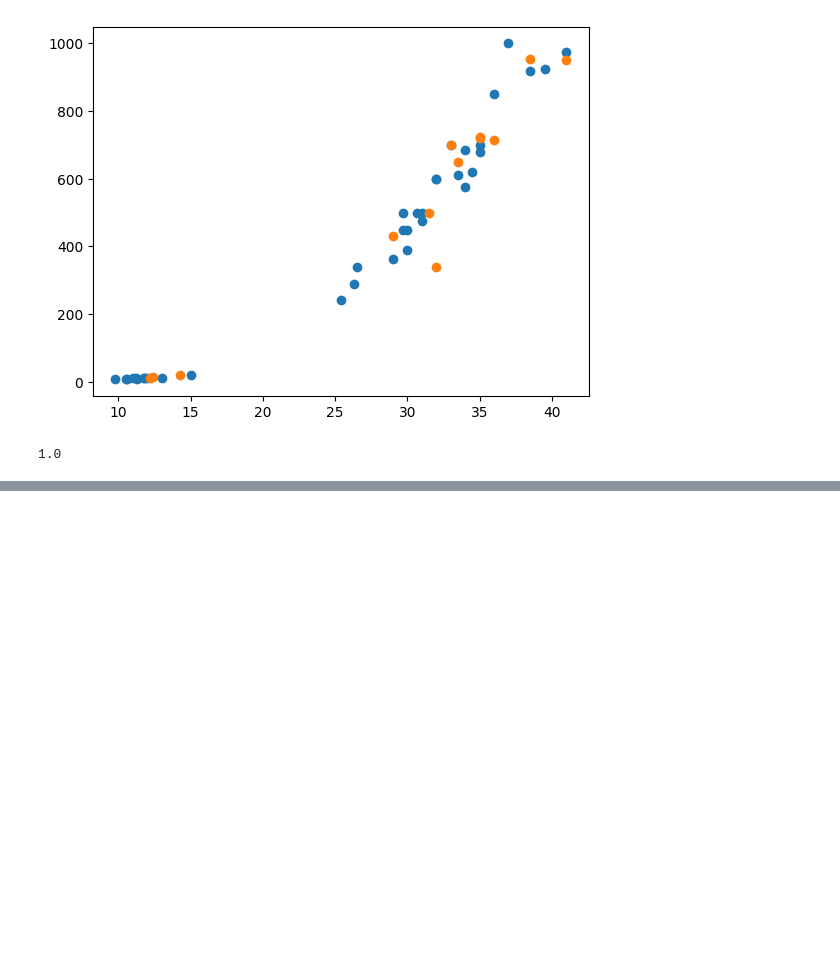
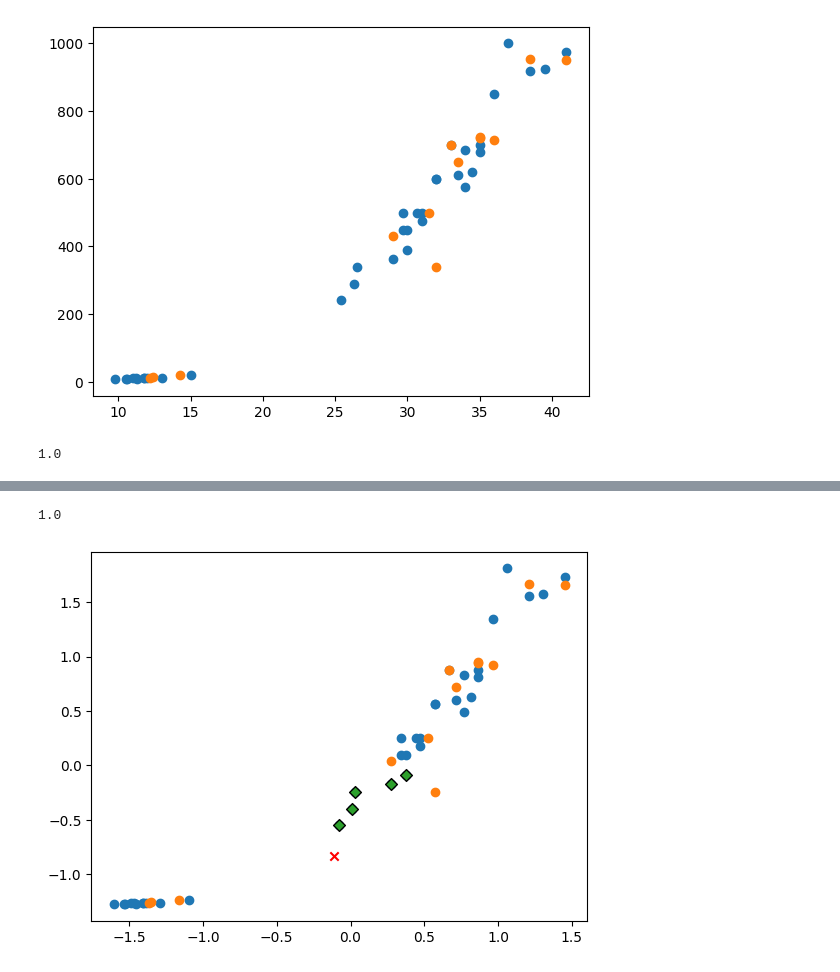
Before and after one commit to krystallinekim/TIL, a Jupyter notebook: Machine_Learning/강의자료/01_knn_class.ipynb, the cells around one changed output, grey strips where cells are left out. Drawn from its saved outputs; the diff is of its cells as text; code cells hidden in the pictures; blank space fills up the shorter version.

```diff
--- a/Machine_Learning/강의자료/01_knn_class.ipynb
+++ b/Machine_Learning/강의자료/01_knn_class.ipynb
@@ -118,0 +154,19 @@ kn.score(test_X, test_y)  # 이건 의미가 있는 점수
+# %%
+# Z-Score로 바꾸고 학습
+kn.fit(scaled_train_X, train_y)
+scaled_test_X = (test_X - mean) / std  # 테스트 데이터를 정규화 할때 훈련 데이터의 평균/표준편차를 이용함 -> 애초에 학습할 때 훈련 데이터의 평균/표준편차를 이용해서
+kn.score(scaled_test_X, test_y)
+# %% [output]
+1.0
+# %%
+predict = pd.DataFrame([new], columns=['length','weight'])
+dist, indexes = kn.kneighbors(predict)
+
+plt.scatter(scaled_train_X['length'], scaled_train_X['weight'])
+plt.scatter(scaled_test_X['length'], scaled_test_X['weight'])
+plt.scatter(new.iloc[0], new.iloc[1], marker='x', color='red')
+plt.scatter(scaled_train_X.iloc[indexes[0]]['length'], scaled_train_X.iloc[indexes[0]]['weight'], edgecolors='black', marker='D')
+
+plt.show()
+# %% [output]
+[figure, added]
```
Also changed, not shown: parts of 3 cells of this notebook.
